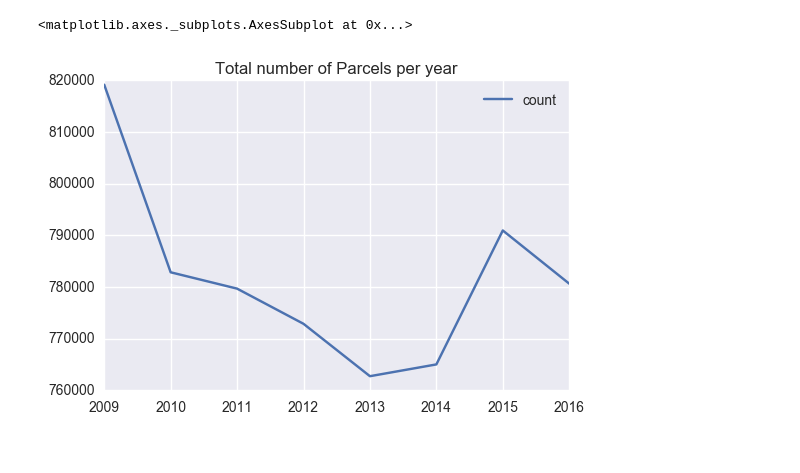
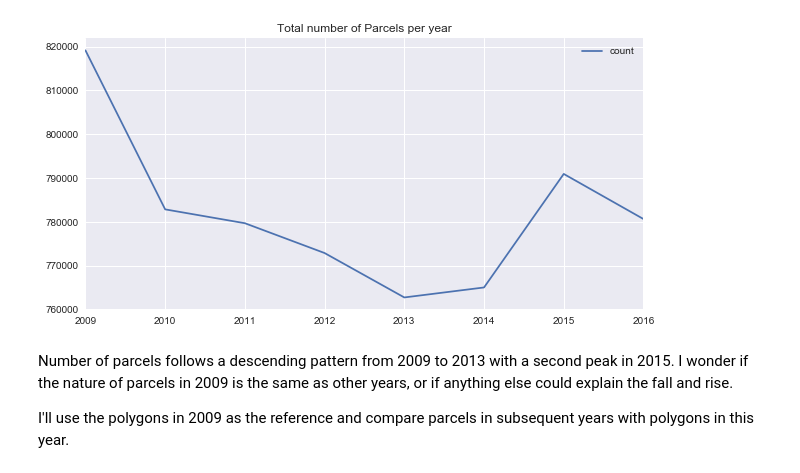
Before and after one commit to olix20/netherlands_crops_prediction, a Jupyter notebook: Predict Crops .ipynb, the cells around one changed output. Saved outputs shown, nothing was run; the diff lists cells and outputs as text; code cells hidden in the pictures.

```diff
--- a/Predict Crops .ipynb
+++ b/Predict Crops .ipynb
@@ -24,5 +28,12 @@ except:
 # %%
-%%time
+
+try:
+    conn = psycopg2.connect("dbname='crops' user='postgres' host='localhost' port='5433'")
+    cur = conn.cursor()
+except:
+    print "Unable to connect to the database"
+
+
 cur.execute("""
 SELECT  (
         SELECT COUNT(*)
@@ -54,6 +65,6 @@ SELECT  (
 """)
 rows = cur.fetchall()
 
-for row in rows:
-    print "   ", row[0]
+rowCounts = pd.DataFrame(list(rows[0]), index=["2009","2010","2011","2012","2013","2014","2015","2016"],columns=["count"])
+rowCounts.plot(title="Total number of Parcels per year", kind='line', figsize=(10,5))
 # %% [output]
@@ -63,9 +72,8 @@ Wall time: 6.79 s
+[figure, added]
-# %%
-rowCounts = pd.DataFrame(list(rows[0]), index=["2009","2010","2011","2012","2013","2014","2015","2016"],columns=["count"])
-rowCounts.plot(title="Total number of Parcels per year", kind='line')
-# %% [output]
-<matplotlib.axes._subplots.AxesSubplot at 0x...>
-[figure, removed]
+# %% [markdown]
+Number of parcels follows a descending pattern from 2009 to 2013 with a second peak in 2015. I wonder if the nature of parcels in 2009 is the same as other years, or if anything else could explain the fall and rise.
+
+I'll use the polygons in 2009 as the reference and compare parcels in subsequent years with polygons in this year.
 # %%
 %%time
 
```
Also changed, not shown: parts of 62 cells of this notebook.
